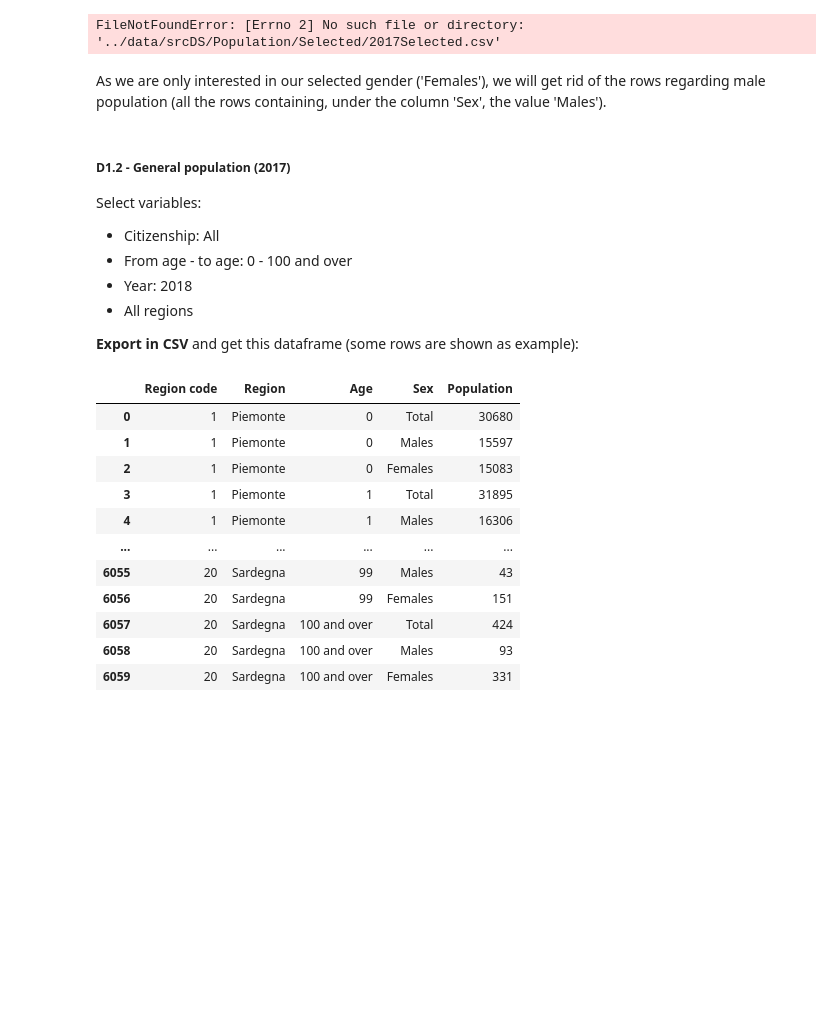
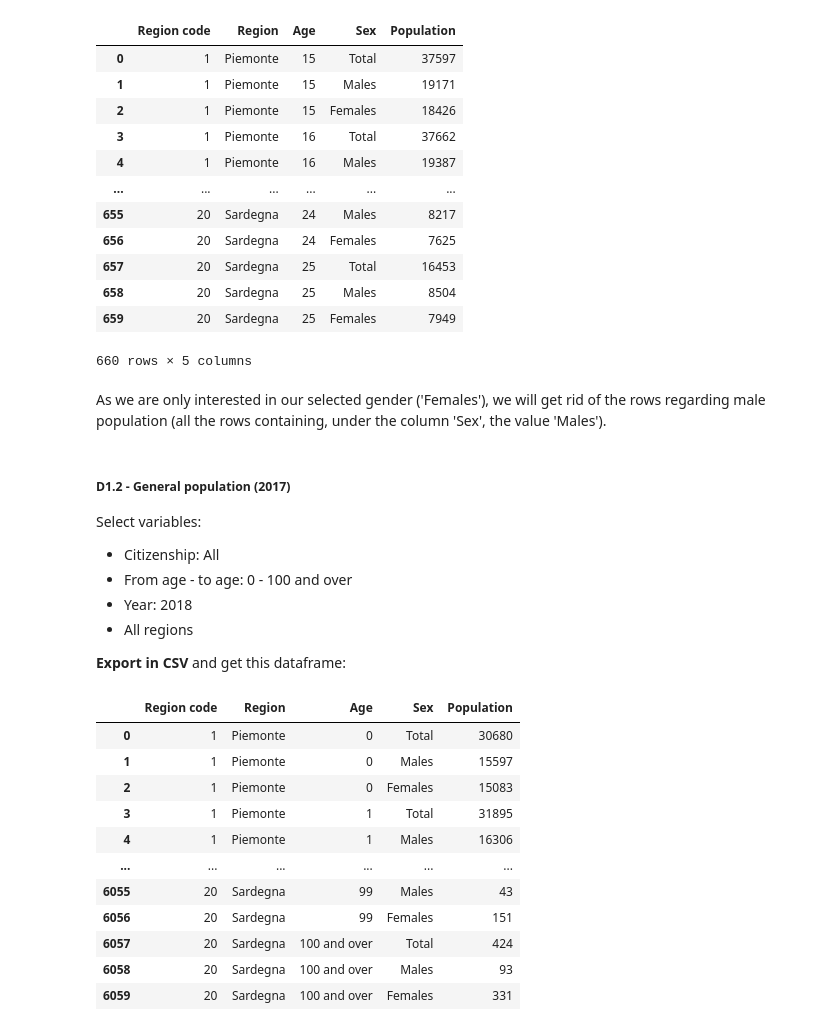
Before and after one commit to OrsolaMBorrini/blessedfruit, a Jupyter notebook: documentation/srcDB_doc.ipynb, the cells around one changed output. Drawn from its saved outputs; the diff is of its cells as text; code cells hidden in the pictures; blank space fills up the shorter version.

```diff
--- a/documentation/srcDB_doc.ipynb
+++ b/documentation/srcDB_doc.ipynb
@@ -56,11 +54,23 @@ Select variables:
 # %%
 import csv
 import pandas as pd
 
-sel_2017 = pd.read_csv('../data/srcDS/Population/Selected/2017Selected.csv', keep_default_na=False)
+sel_2017 = pd.read_csv('../data/srcDS/Population/Selected/D1-D2Population2017.csv', keep_default_na=False)
 sel_2017
 # %% [output]
+|  | Region code | Region | Age | Sex | Population |
+| 0 | 1 | Piemonte | 15 | Total | 37597 |
+| 1 | 1 | Piemonte | 15 | Males | 19171 |
+| 2 | 1 | Piemonte | 15 | Females | 18426 |
+| 3 | 1 | Piemonte | 16 | Total | 37662 |
+| 4 | 1 | Piemonte | 16 | Males | 19387 |
+| ... | ... | ... | ... | ... | ... |
+| 655 | 20 | Sardegna | 24 | Males | 8217 |
+| 656 | 20 | Sardegna | 24 | Females | 7625 |
+| 657 | 20 | Sardegna | 25 | Total | 16453 |
+| 658 | 20 | Sardegna | 25 | Males | 8504 |
+| 659 | 20 | Sardegna | 25 | Females | 7949 |
-FileNotFoundError: [Errno 2] No such file or directory: '../data/srcDS/Population/Selected/2017Selected.csv'
+660 rows × 5 columns
 # %% [markdown]
 As we are only interested in our selected gender ('Females'), we will get rid of the rows regarding male population (all the rows containing, under the column 'Sex', the value 'Males').
 # %% [markdown]
@@ -71,7 +81,7 @@ Select variables:
 * Year: 2018
 * All regions
 
-**Export in CSV** and get this dataframe (some rows are shown as example):
+**Export in CSV** and get this dataframe:
 # %%
 gen_2017 = pd.read_csv('../data/srcDS/Population/General/2017General.csv', keep_default_na=False)
 gen_2017
```
Also changed, not shown: parts of 12 cells of this notebook, 21 other files.
